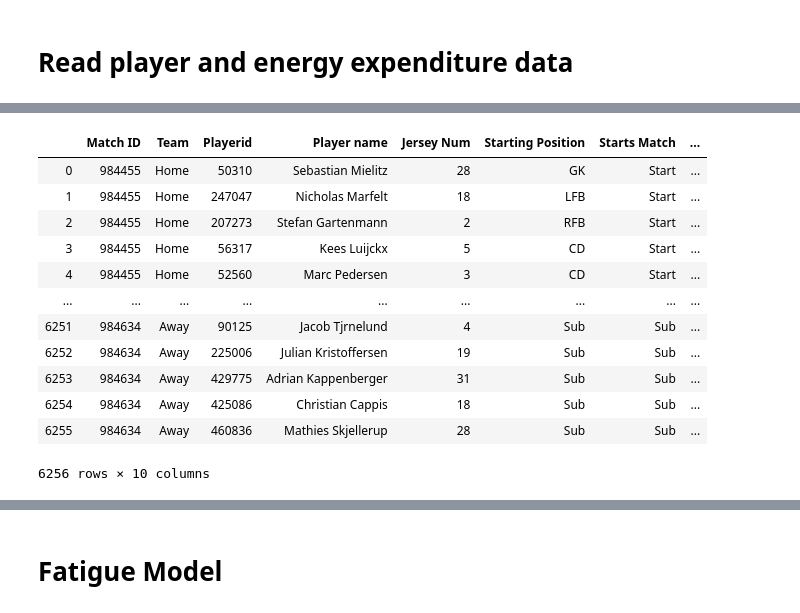
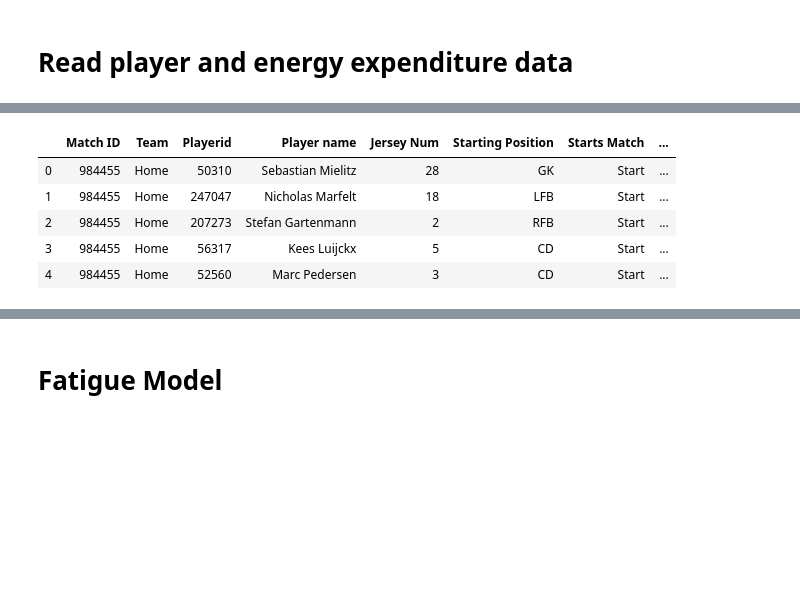
Before and after one commit to Jbalkan/SoccerTrackingData3, a Jupyter notebook: 5_Model.ipynb, the cells around one changed output, grey strips where cells are left out. Saved outputs shown, nothing was run; the diff lists cells and outputs as text; code cells hidden in the pictures; blank space fills up the shorter version.

```diff
--- a/5_Model.ipynb
+++ b/5_Model.ipynb
@@ -26,19 +30,12 @@ with open(os.path.join('./saved', 'all_time_series.pkl'), 'rb') as infile:
 # players data
 players_df = pd.read_csv('../playerid_jerseynum_map.csv')
 # %%
-players_df
+players_df.head()
 # %% [output]
 |  | Match ID | Team | Playerid | Player name | Jersey Num | Starting Position | Starts Match | ... |
 | 0 | 984455 | Home | 50310 | Sebastian Mielitz | 28 | GK | Start | ... |
 | 1 | 984455 | Home | 247047 | Nicholas Marfelt | 18 | LFB | Start | ... |
 | 2 | 984455 | Home | 207273 | Stefan Gartenmann | 2 | RFB | Start | ... |
 | 3 | 984455 | Home | 56317 | Kees Luijckx | 5 | CD | Start | ... |
 | 4 | 984455 | Home | 52560 | Marc Pedersen | 3 | CD | Start | ... |
-| ... | ... | ... | ... | ... | ... | ... | ... | ... |
-| 6251 | 984634 | Away | 90125 | Jacob Tjrnelund | 4 | Sub | Sub | ... |
-| 6252 | 984634 | Away | 225006 | Julian Kristoffersen | 19 | Sub | Sub | ... |
-| 6253 | 984634 | Away | 429775 | Adrian Kappenberger | 31 | Sub | Sub | ... |
-| 6254 | 984634 | Away | 425086 | Christian Cappis | 18 | Sub | Sub | ... |
-| 6255 | 984634 | Away | 460836 | Mathies Skjellerup | 28 | Sub | Sub | ... |
-6256 rows × 10 columns
 # %%
```
Also changed, not shown: parts of 6 cells of this notebook, 3 other files.
